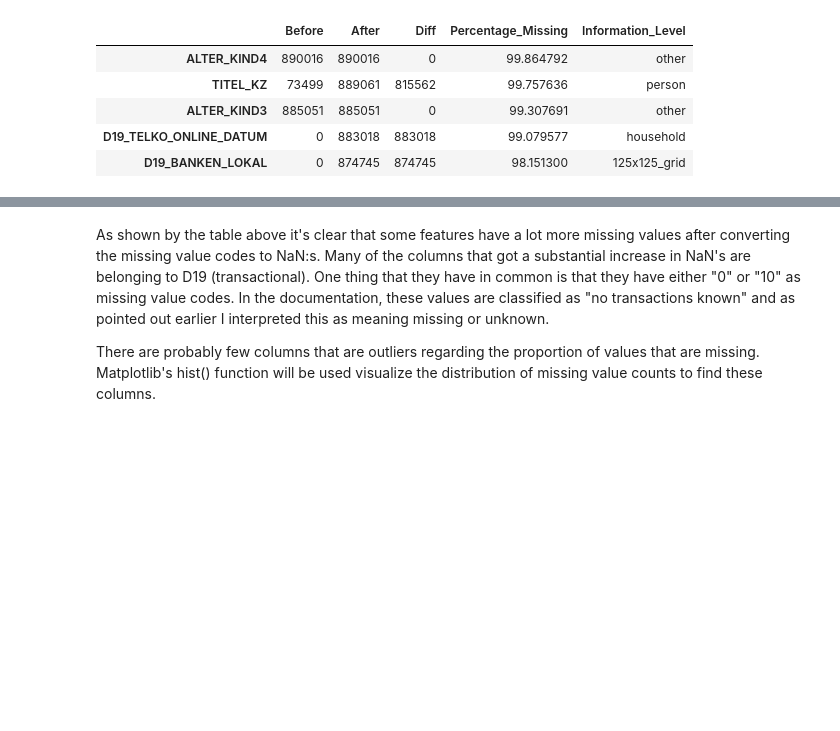
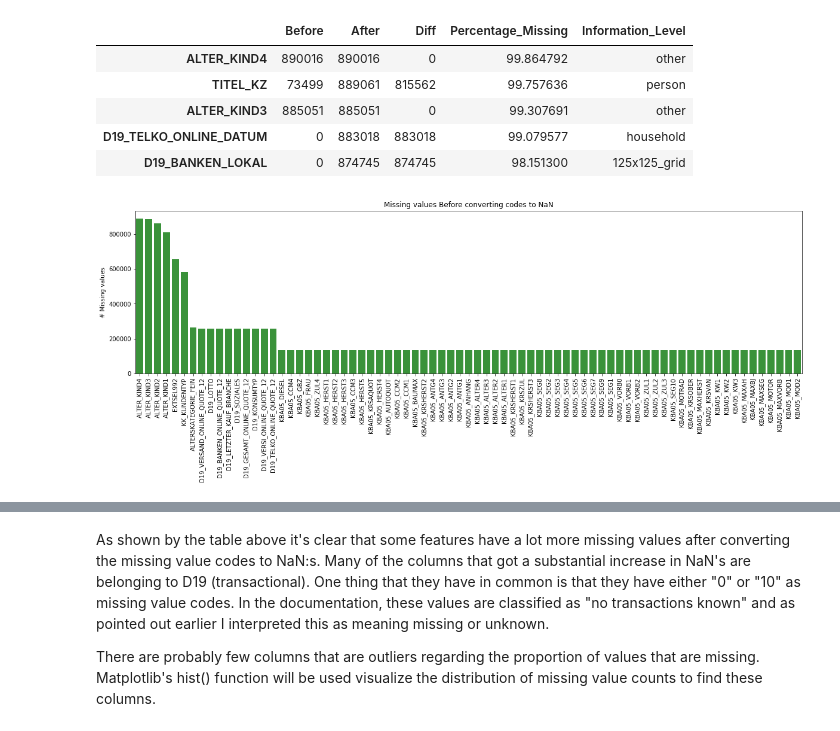
Before and after one commit to michanN/capstone-arvato, a Jupyter notebook: Arvato Project Workbook.ipynb, the cells around one changed output, grey strips where cells are left out. Cells and saved outputs as stored; diff of their text form; code cells hidden in the pictures; blank space fills up the shorter version.

Commit message:
Add plot for missing values and updated readme

```diff
--- a/Arvato Project Workbook.ipynb
+++ b/Arvato Project Workbook.ipynb
@@ -207,3 +218,7 @@ df_missing_values.sort_values(["After", "Diff"], ascending=False).head()
 | ALTER_KIND3 | 885051 | 885051 | 0 | 99.307691 | other |
 | D19_TELKO_ONLINE_DATUM | 0 | 883018 | 883018 | 99.079577 | household |
 | D19_BANKEN_LOKAL | 0 | 874745 | 874745 | 98.151300 | 125x125_grid |
+# %%
+plot_missing(df=df_missing_values, column='Before')
+# %% [output]
+[figure, added]
```
Also changed, not shown: parts of 31 cells of this notebook, 2 other files.
